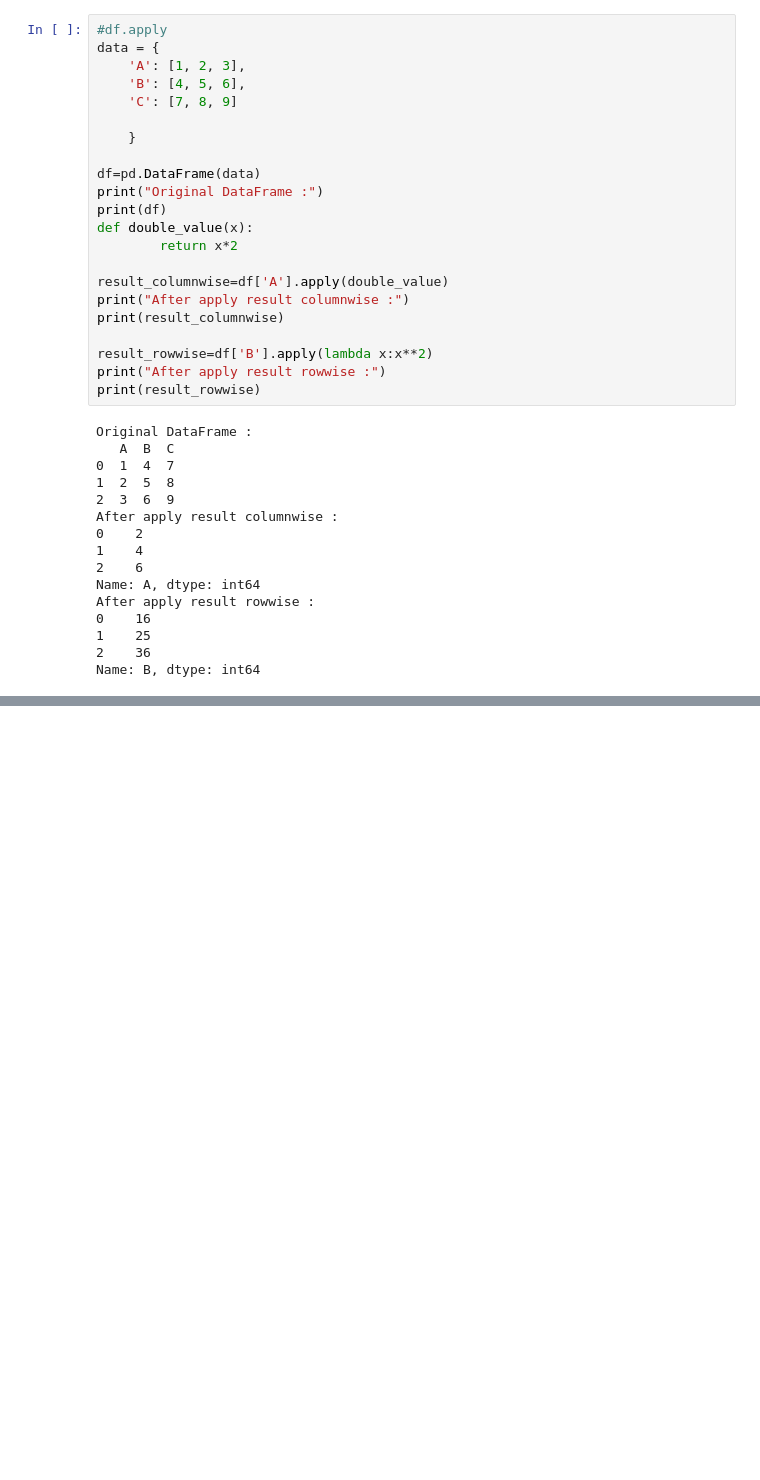
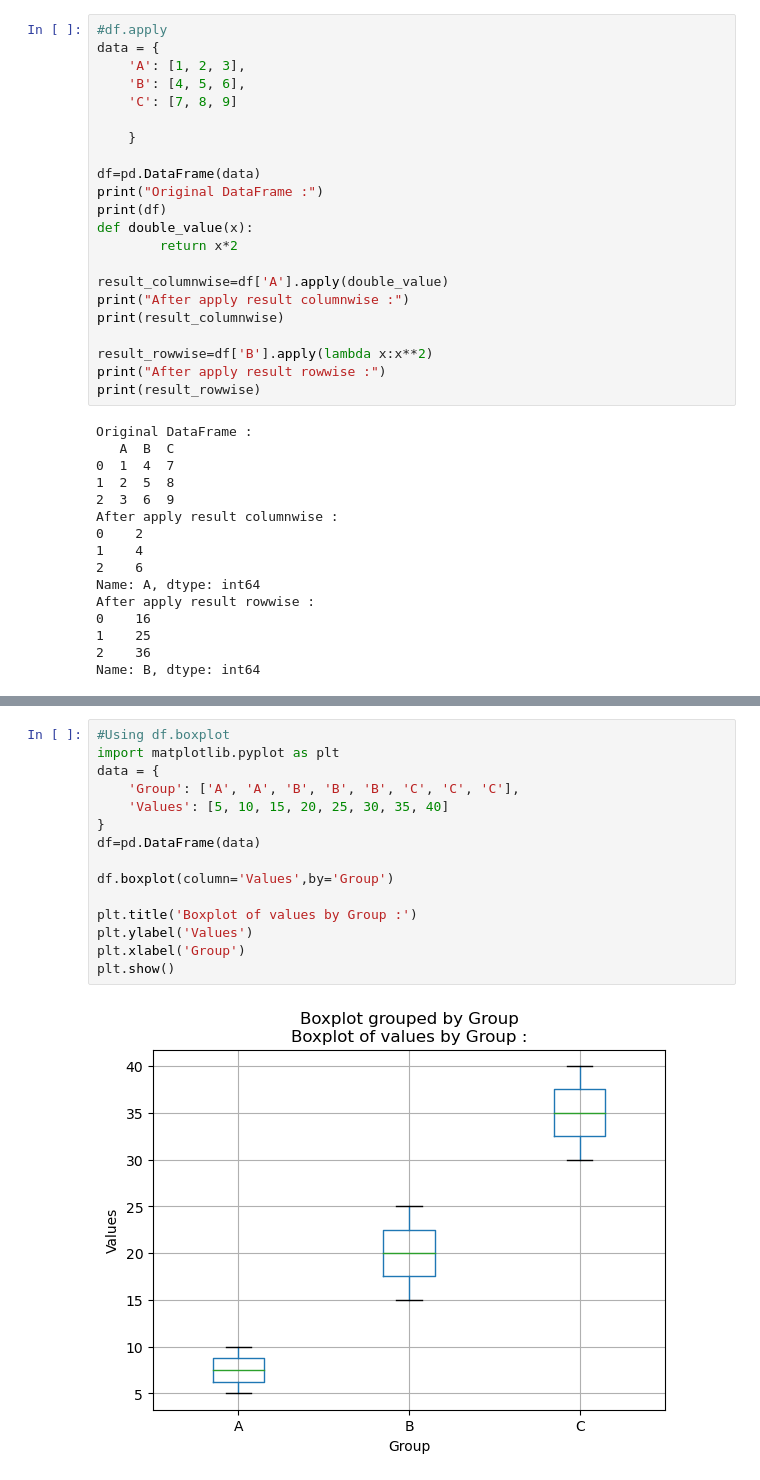
Before and after one commit to debasishnayak12/dailly-code--activitty, a Jupyter notebook: pandas_func.ipynb, the cells around one changed output, grey strips where cells are left out. Saved outputs shown, nothing was run; the diff lists cells and outputs as text; blank space fills up the shorter version.

```diff
--- a/pandas_func.ipynb
+++ b/pandas_func.ipynb
@@ -389,0 +527,17 @@ Name: B, dtype: int64
+# %%
+#Using df.boxplot
+import matplotlib.pyplot as plt
+data = {
+    'Group': ['A', 'A', 'B', 'B', 'B', 'C', 'C', 'C'],
+    'Values': [5, 10, 15, 20, 25, 30, 35, 40]
+}
+df=pd.DataFrame(data)
+
+df.boxplot(column='Values',by='Group')
+
+plt.title('Boxplot of values by Group :')
+plt.ylabel('Values')
+plt.xlabel('Group')
+plt.show()
+# %% [output]
+[figure, added]
```
Also changed, not shown: parts of 10 cells of this notebook.
